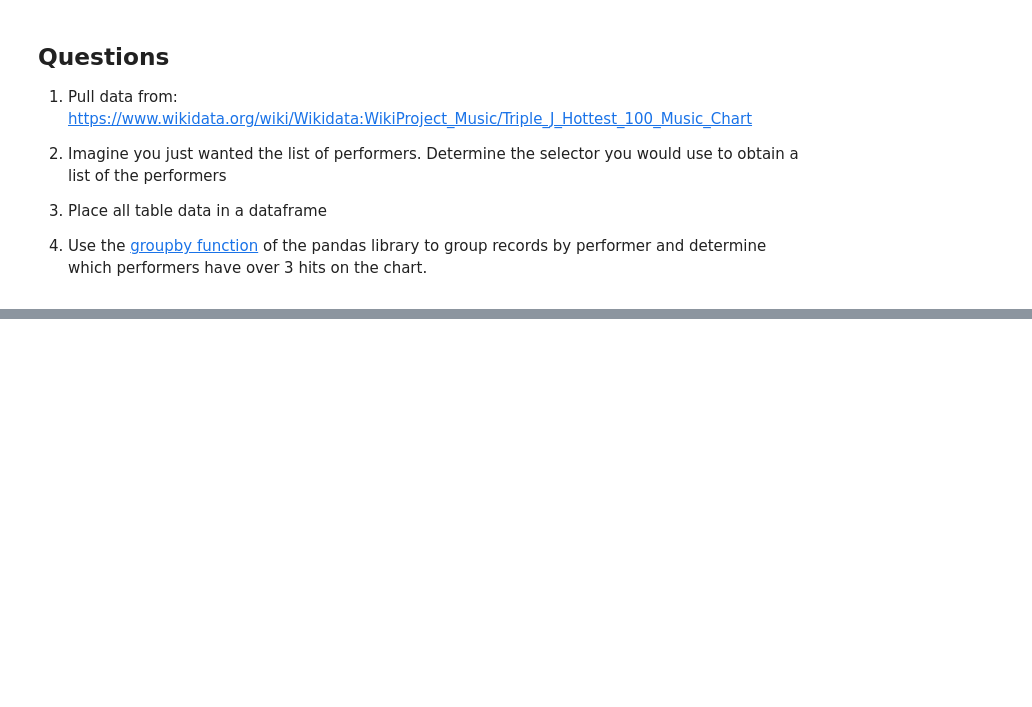
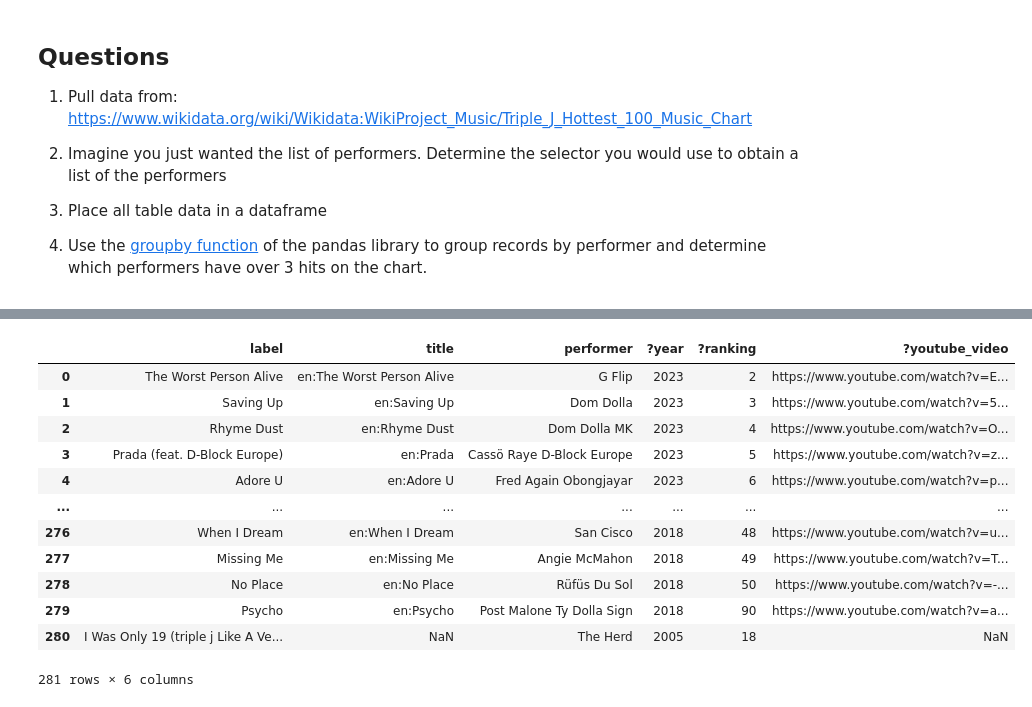
Before and after one commit to amcnett/data-sci, a Jupyter notebook: Sources of Data - Scraping.ipynb, the cells around one changed output, grey strips where cells are left out. Cells and saved outputs as stored; diff of their text form; code cells hidden in the pictures; blank space fills up the shorter version.

```diff
--- a/Sources of Data - Scraping.ipynb
+++ b/Sources of Data - Scraping.ipynb
@@ -447,0 +465,5 @@ response = requests.get("https://www.wikidata.org/wiki/Wikidata:WikiProject_Musi
+# %%
+#3
+from io import StringIO
+tables = pd.read_html(StringIO(str(response.content)))
+tables
@@ -447,0 +488,17 @@ response = requests.get("https://www.wikidata.org/wiki/Wikidata:WikiProject_Musi
+# %%
+df = tables[0]
+df
+# %% [output]
+|  | label | title | performer | ?year | ?ranking | ?youtube_video |
+| 0 | The Worst Person Alive | en:The Worst Person Alive | G Flip | 2023 | 2 | https://www.youtube.com/watch?v=E... |
+| 1 | Saving Up | en:Saving Up | Dom Dolla | 2023 | 3 | https://www.youtube.com/watch?v=5... |
+| 2 | Rhyme Dust | en:Rhyme Dust | Dom Dolla MK | 2023 | 4 | https://www.youtube.com/watch?v=O... |
+| 3 | Prada (feat. D-Block Europe) | en:Prada | Cassö Raye D-Block Europe | 2023 | 5 | https://www.youtube.com/watch?v=z... |
+| 4 | Adore U | en:Adore U | Fred Again Obongjayar | 2023 | 6 | https://www.youtube.com/watch?v=p... |
+| ... | ... | ... | ... | ... | ... | ... |
+| 276 | When I Dream | en:When I Dream | San Cisco | 2018 | 48 | https://www.youtube.com/watch?v=u... |
+| 277 | Missing Me | en:Missing Me | Angie McMahon | 2018 | 49 | https://www.youtube.com/watch?v=T... |
+| 278 | No Place | en:No Place | Rüfüs Du Sol | 2018 | 50 | https://www.youtube.com/watch?v=-... |
+| 279 | Psycho | en:Psycho | Post Malone Ty Dolla Sign | 2018 | 90 | https://www.youtube.com/watch?v=a... |
+| 280 | I Was Only 19 (triple j Like A Ve... | NaN | The Herd | 2005 | 18 | NaN |
+281 rows × 6 columns
```
Also changed, not shown: parts of 11 cells of this notebook, 1 other file.
